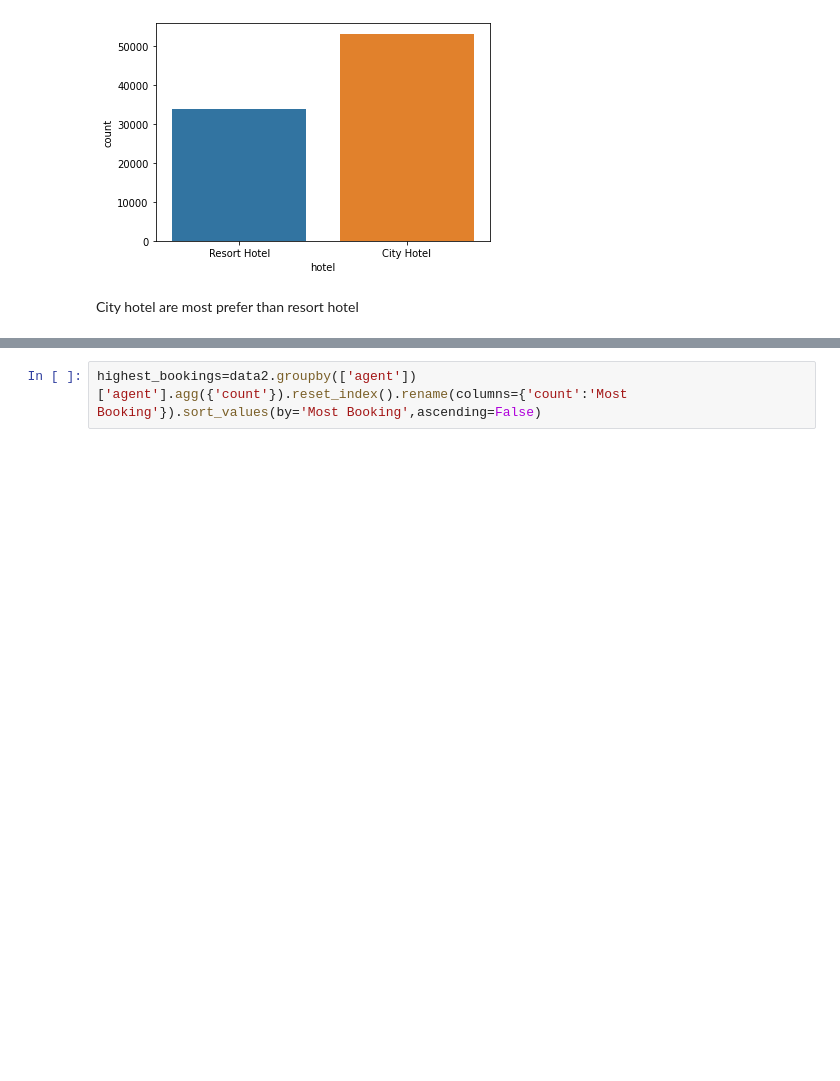
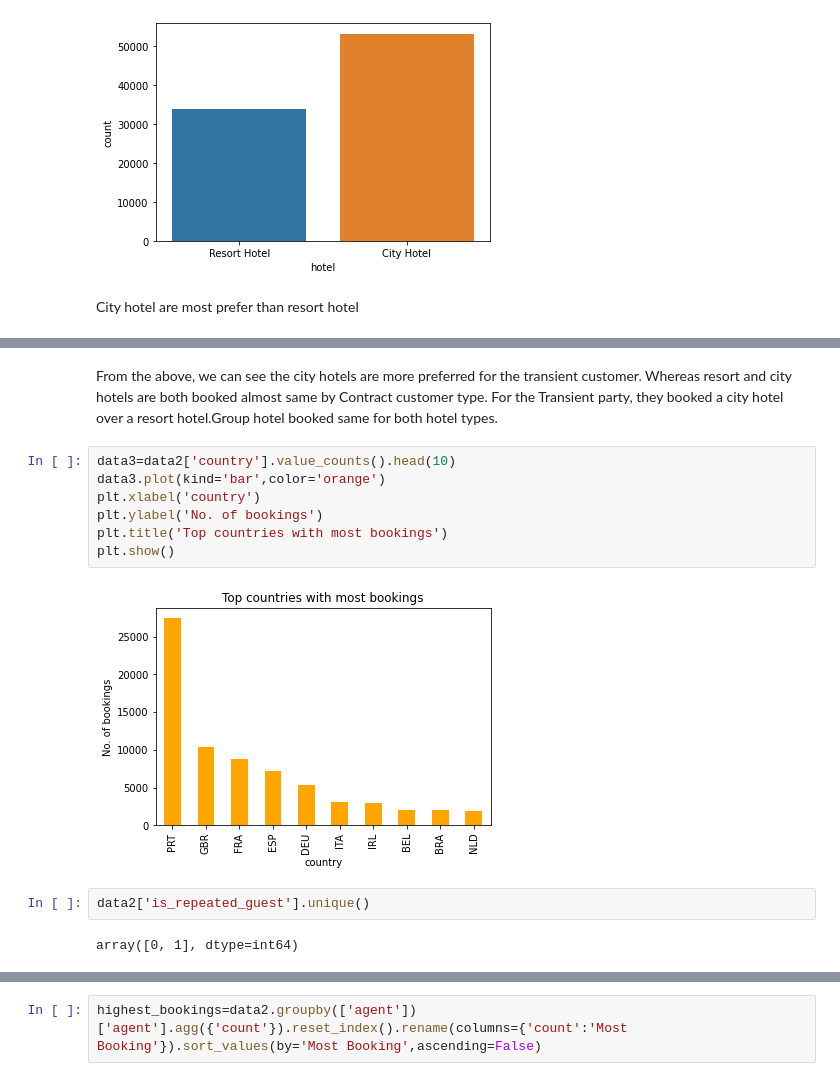
Before and after one commit to rohitmadame/hotel_booking_analysis, a Jupyter notebook: hotel booking analysis.ipynb, the cells around one changed output, grey strips where cells are left out. Saved outputs shown, nothing was run; the diff lists cells and outputs as text; blank space fills up the shorter version.

```diff
--- a/hotel booking analysis.ipynb
+++ b/hotel booking analysis.ipynb
@@ -263,0 +233,17 @@ Very few people required car parking spaces
+# %% [markdown]
+From the above, we can see the city hotels are more preferred for the transient customer.
+Whereas resort and city hotels are both booked almost same by Contract customer type.
+For the Transient party, they booked a city hotel over a resort hotel.Group hotel booked  same for both hotel types.
+# %%
+data3=data2['country'].value_counts().head(10)
+data3.plot(kind='bar',color='orange')
+plt.xlabel('country')
+plt.ylabel('No. of bookings')
+plt.title('Top countries with most bookings')
+plt.show()
+# %% [output]
+[figure, added]
+# %%
+data2['is_repeated_guest'].unique()
+# %% [output]
+array([0, 1], dtype=int64)
```
Also changed, not shown: parts of 51 cells of this notebook.
